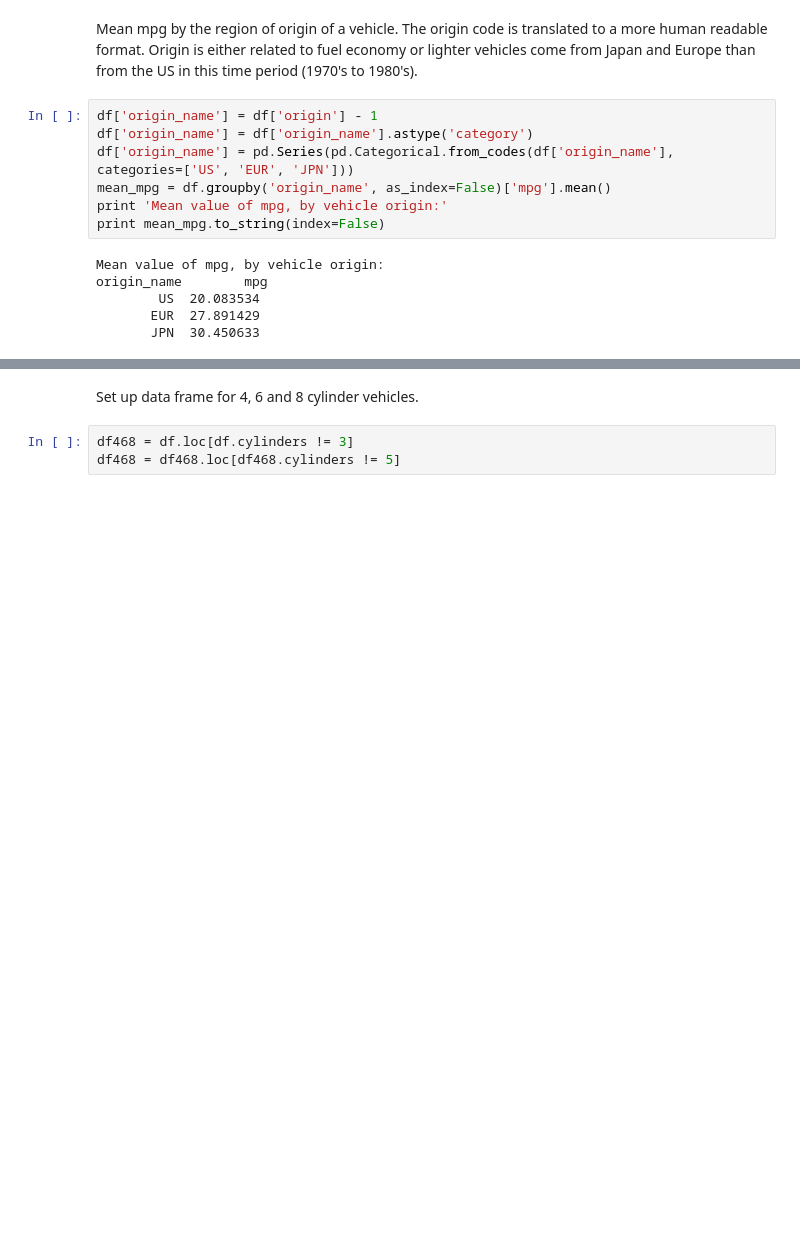
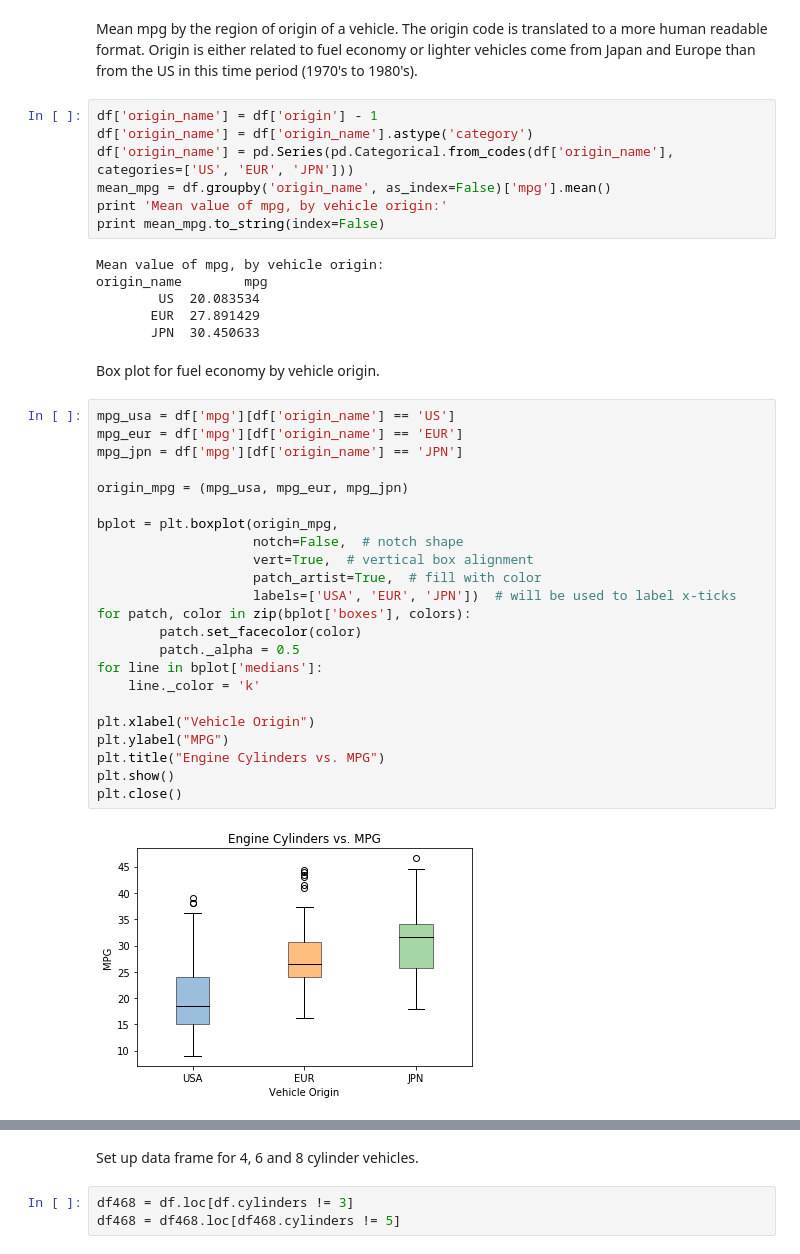
Before and after one commit to Vettejeep/Data-Analysis-and-Data-Science-Projects, a Jupyter notebook: Exploratory Data Analysis UCI Auto MPG Data Set.ipynb, the cells around one changed output, grey strips where cells are left out. Saved outputs shown, nothing was run; the diff lists cells and outputs as text; blank space fills up the shorter version.

Commit message:
Add 2 Plots
Add box plot for origin vs. mpg.
Add plot for weight vs. mpg with regression curves for vehicle origin.

```diff
--- a/Exploratory Data Analysis UCI Auto MPG Data Set.ipynb
+++ b/Exploratory Data Analysis UCI Auto MPG Data Set.ipynb
@@ -184,3 +184,30 @@ origin_name        mpg
         US  20.083534
        EUR  27.891429
        JPN  30.450633
+# %% [markdown]
+Box plot for fuel economy by vehicle origin.
+# %%
+mpg_usa = df['mpg'][df['origin_name'] == 'US']
+mpg_eur = df['mpg'][df['origin_name'] == 'EUR']
+mpg_jpn = df['mpg'][df['origin_name'] == 'JPN']
+
+origin_mpg = (mpg_usa, mpg_eur, mpg_jpn)
+
+bplot = plt.boxplot(origin_mpg,
+                    notch=False,  # notch shape
+                    vert=True,  # vertical box alignment
+                    patch_artist=True,  # fill with color
+                    labels=['USA', 'EUR', 'JPN'])  # will be used to label x-ticks
+for patch, color in zip(bplot['boxes'], colors):
+        patch.set_facecolor(color)
+        patch._alpha = 0.5
+for line in bplot['medians']:
+    line._color = 'k'
+
+plt.xlabel("Vehicle Origin")
+plt.ylabel("MPG")
+plt.title("Engine Cylinders vs. MPG")
+plt.show()
+plt.close()
+# %% [output]
+[figure, added]
```
Also changed, not shown: parts of 5 cells of this notebook.
